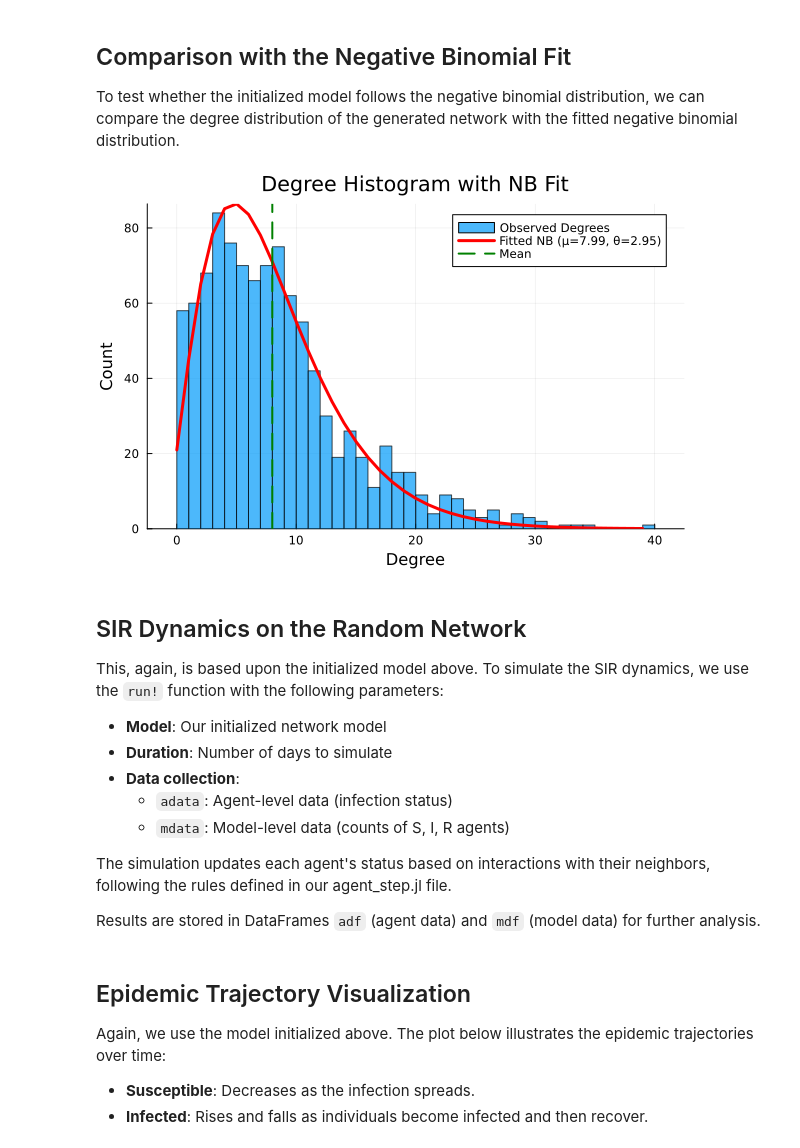
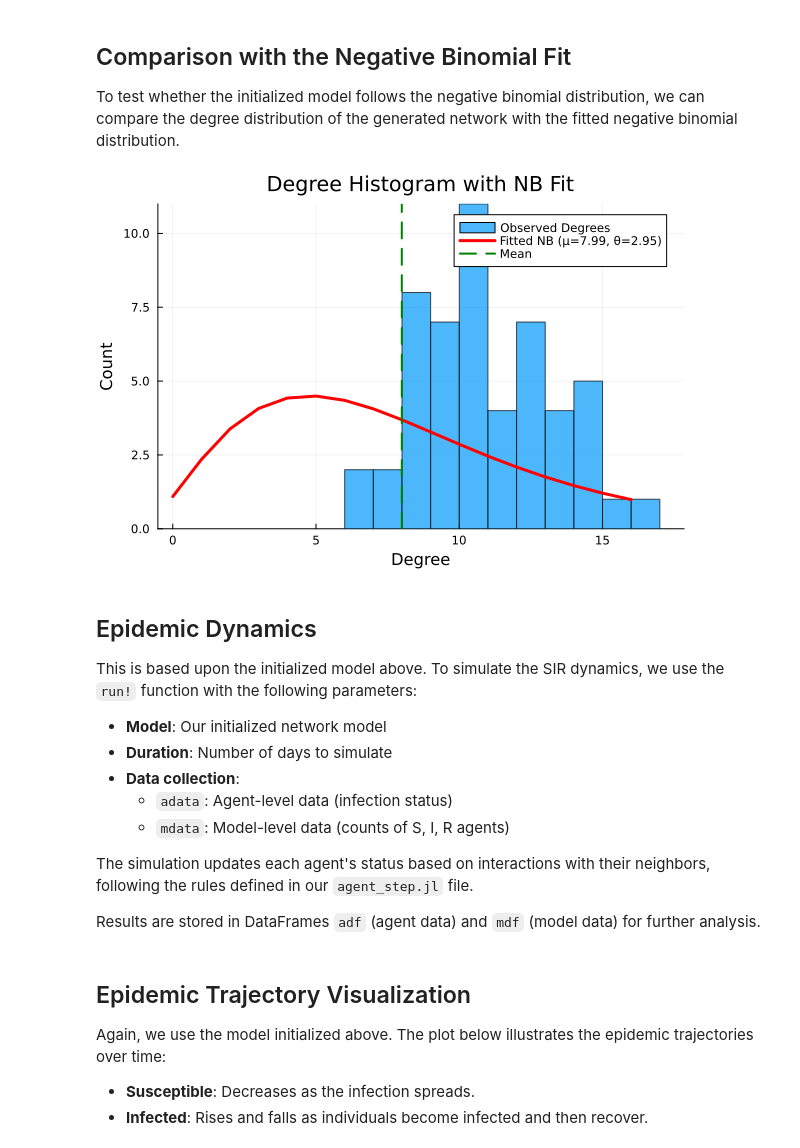
Before and after one commit to lstell21/espidam-tutorial-2026, a Jupyter notebook: Part2.ipynb, the cells around one changed output. Cells and saved outputs as stored; diff of their text form; code cells hidden in the pictures.

```diff
--- a/Part2.ipynb
+++ b/Part2.ipynb
@@ -298,0 +293,10 @@ Next, we'll set up these network models and run epidemic simulations on them.
+# %%
+# Load the edgelist network from file
+using GraphIO.EdgeList
+raw_graph = loadgraph("degs/network", "graph_key", EdgeListFormat())
+edgelist_graph = SimpleGraph(raw_graph)
+
+println("Edgelist network loaded:")
+println("  Nodes: $(nv(edgelist_graph))")
+println("  Edges: $(ne(edgelist_graph))")
+println("  Mean degree: $(round(2 * ne(edgelist_graph) / nv(edgelist_graph), digits=2))")
@@ -324,5 +334,7 @@ Now let's set up the model for our investigation. As a reminder, in the initiali
 # %%
 include("src/initialize.jl")
-# Initialization: initialize the model with the chosen parameters: network_type, patient_zero
-model = initialize(; network_type=:proportionate, patient_zero=:maxdegree, r̂=r̂, p̂=p̂)
+# Initialize the model with the chosen parameters
+# Using the pre-loaded edgelist graph via custom_graph; switch network_type for other types
+model = initialize(; network_type=:edgelist, custom_graph=edgelist_graph,
+                   patient_zero=:maxdegree, use_hospitalization=false)
 # %% [output]
@@ -432,44 +430,30 @@ savefig(centrality_plot, "figures/centrality_$(model.network_type)_mdeg_$(model.
 
 To test whether the initialized model follows the negative binomial distribution, we can compare the degree distribution of the generated network with the fitted negative binomial distribution.
 # %%
-# Create a histogram of the degree sequence with the fitted NB distribution
 degrees_from_graph = model.graph |> degree
 
-# Create the histogram
 p = histogram(degrees_from_graph,
     nbins=maximum(degrees_from_graph),
-    xlabel="Degree",
-    ylabel="Count",
+    xlabel="Degree", ylabel="Count",
     title="Degree Histogram with NB Fit",
-    alpha=0.7,
-    legend=:topright,
-    label="Observed Degrees")
+    alpha=0.7, legend=:topright, label="Observed Degrees")
 
-# Generate the probability density function of our fitted NB distribution
 x_vals = collect(0:maximum(degrees_from_graph))
-pdf_vals = pdf.(nb_fit, x_vals) .* length(degrees_from_graph)  # Scale to match histogram counts
+pdf_vals = pdf.(nb_fit, x_vals) .* length(degrees_from_graph)
 
-# Add the PDF curve to our plot
 plot!(p, x_vals, pdf_vals,
-    linewidth=3,
-    color=:red,
+    linewidth=3, color=:red,
     label="Fitted NB (μ=$(round(fitted_μ, digits=2)), θ=$(round(fitted_θ, digits=2)))")
-
-# Add mean vertical line
-vline!([fitted_μ],
-    label="Mean",
-    linestyle=:dash,
-    linewidth=2,
-    color=:green)
+vline!([fitted_μ], label="Mean", linestyle=:dash, linewidth=2, color=:green)
 
 display(p)
-savefig(p, "figures/degree_histogram_with_fit.pdf");
+savefig(p, joinpath(FIGURES_DIR, "degree_histogram_with_fit.pdf"));
 # %% [output]
-[figure, old version]
+[figure, new version]
 # %% [markdown]
-## SIR Dynamics on the Random Network
+## Epidemic Dynamics
 
-This, again, is based upon the initialized model above. To simulate the SIR dynamics, we use the `run!` function with the following parameters:
+This is based upon the initialized model above. To simulate the SIR dynamics, we use the `run!` function with the following parameters:
 
 - **Model**: Our initialized network model
 - **Duration**: Number of days to simulate
@@ -477,7 +461,7 @@ This, again, is based upon the initialized model above. To simulate the SIR dyna
   - `adata`: Agent-level data (infection status)
   - `mdata`: Model-level data (counts of S, I, R agents)
 
-The simulation updates each agent's status based on interactions with their neighbors, following the rules defined in our agent_step.jl file.
+The simulation updates each agent's status based on interactions with their neighbors, following the rules defined in our `agent_step.jl` file.
 
 Results are stored in DataFrames `adf` (agent data) and `mdf` (model data) for further analysis.
 # %%
```
Also changed, not shown: parts of 17 cells of this notebook, 7 other files.
